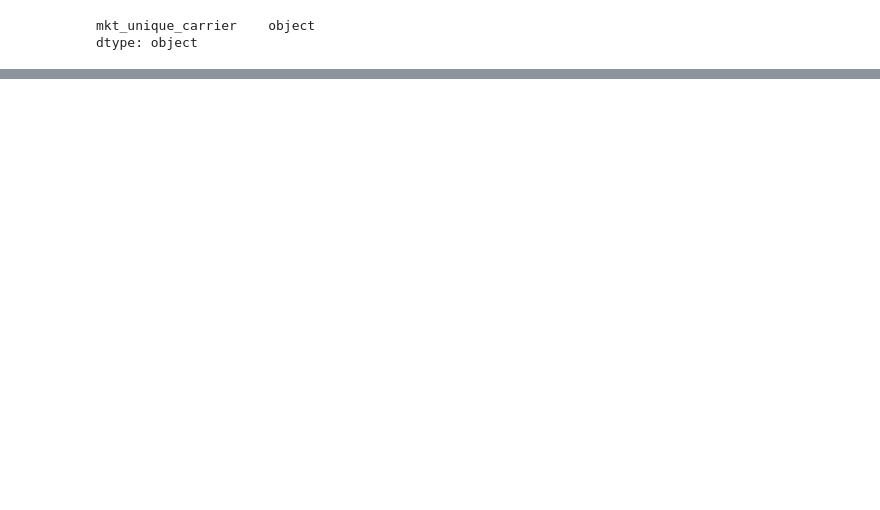
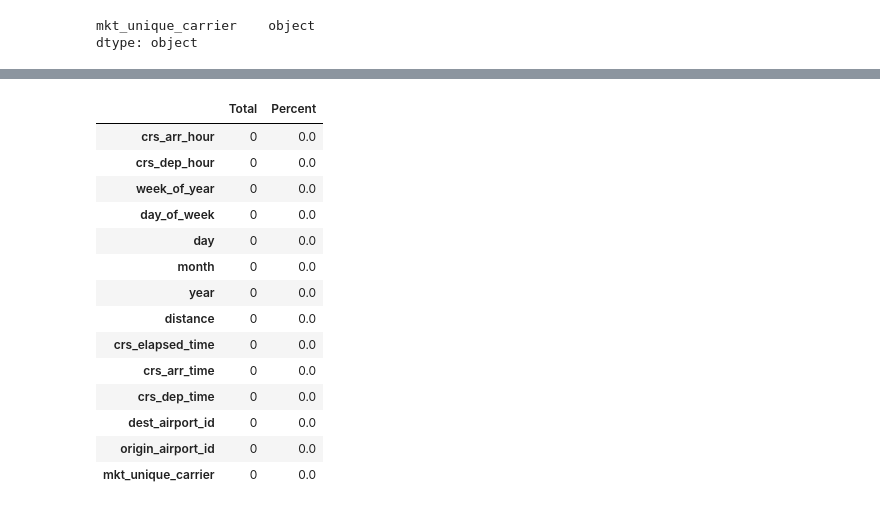
Before and after one commit to Zmek95/Flight_Delay_Predictor, a Jupyter notebook: f_engineering.ipynb, the cells around one changed output, grey strips where cells are left out. Drawn from its saved outputs; the diff is of its cells as text; code cells hidden in the pictures; blank space fills up the shorter version.

```diff
--- a/f_engineering.ipynb
+++ b/f_engineering.ipynb
@@ -117,0 +139,21 @@ train_cleaned.to_csv('./data/train.csv')
+# %%
+total = train_cluster.isnull().sum().sort_values(ascending=False)
+percent = (train_cluster.isnull().sum()/train_cluster.isnull().count()).sort_values(ascending=False)
+missing_data = pd.concat([total, percent], axis=1, keys=['Total', 'Percent'])
+missing_data
+# %% [output]
+|  | Total | Percent |
+| crs_arr_hour | 0 | 0.0 |
+| crs_dep_hour | 0 | 0.0 |
+| week_of_year | 0 | 0.0 |
+| day_of_week | 0 | 0.0 |
+| day | 0 | 0.0 |
+| month | 0 | 0.0 |
+| year | 0 | 0.0 |
+| distance | 0 | 0.0 |
+| crs_elapsed_time | 0 | 0.0 |
+| crs_arr_time | 0 | 0.0 |
+| crs_dep_time | 0 | 0.0 |
+| dest_airport_id | 0 | 0.0 |
+| origin_airport_id | 0 | 0.0 |
+| mkt_unique_carrier | 0 | 0.0 |
```
Also changed, not shown: parts of 21 cells of this notebook, 3 other files.
